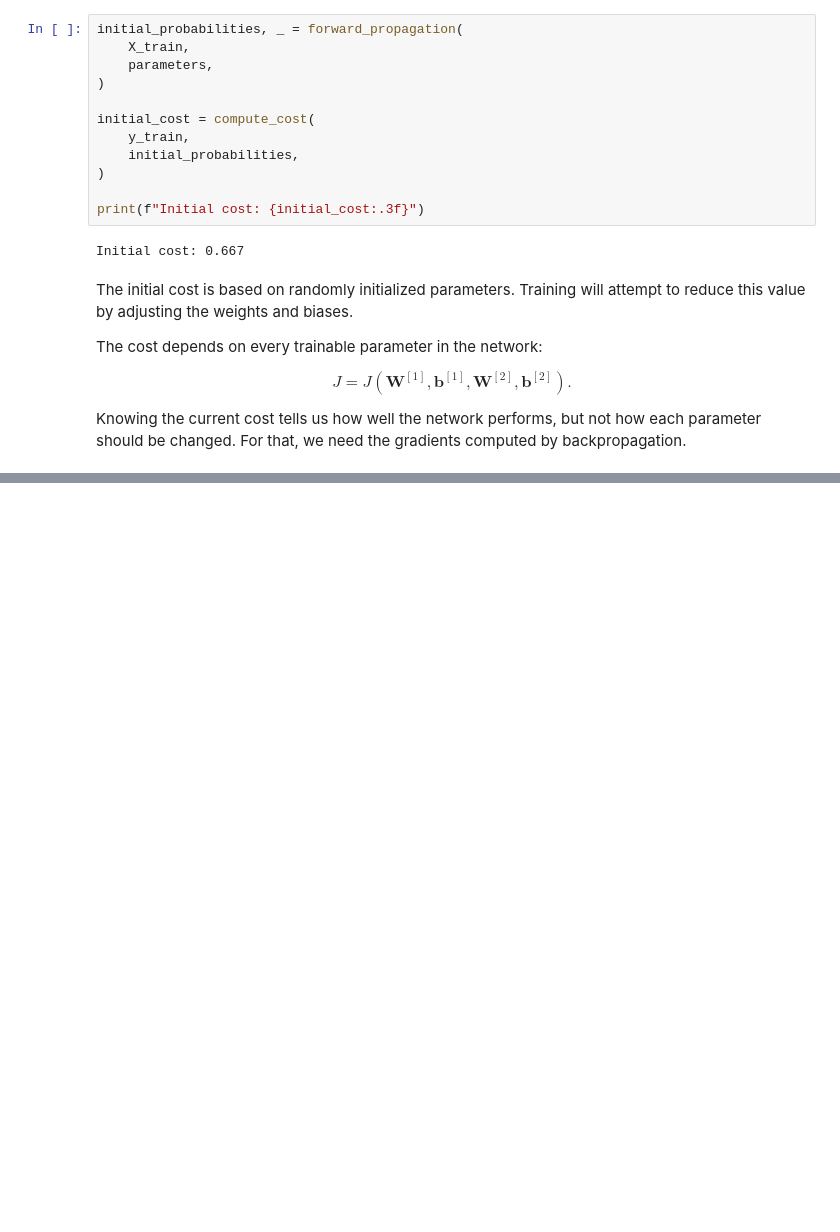
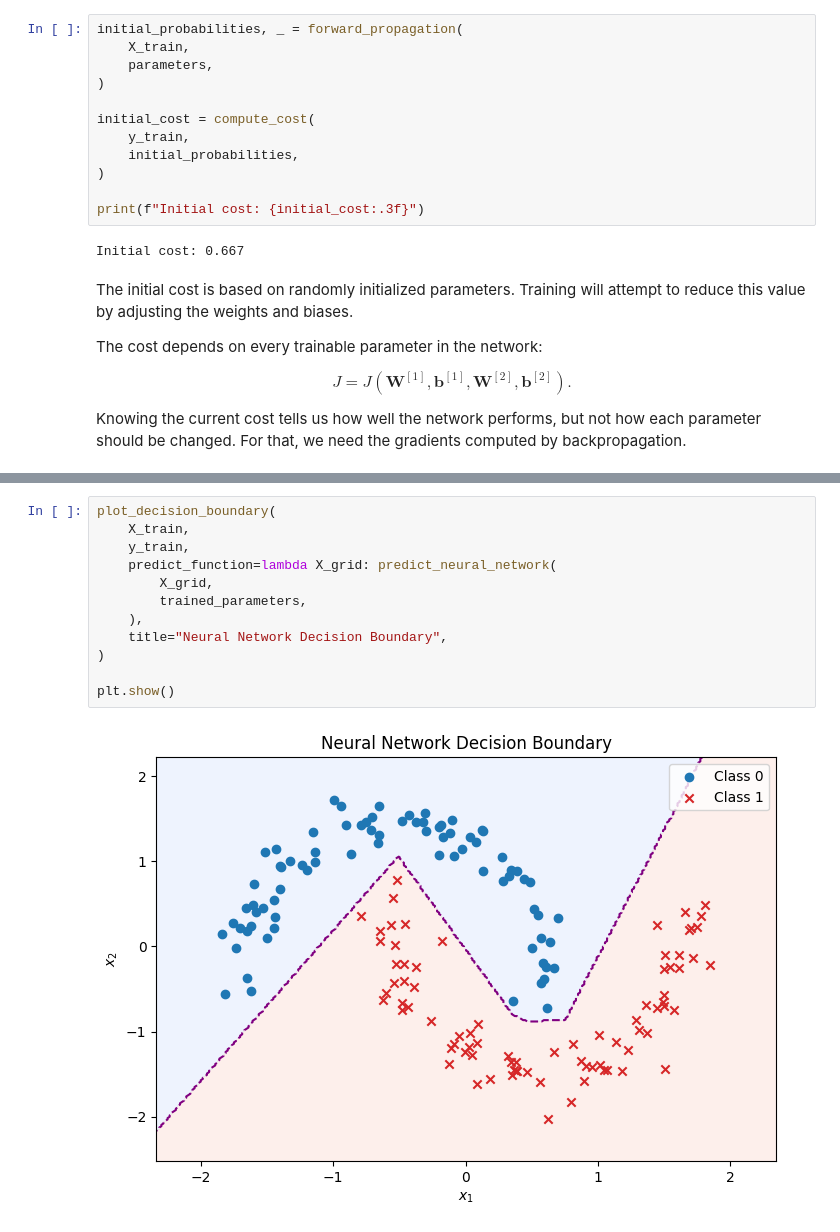
Before and after one commit to MonasteryStudent/ml-from-scratch, a Jupyter notebook: notebooks/04_neural_network/neural_network.ipynb, the cells around one changed output, grey strips where cells are left out. Cells and saved outputs as stored; diff of their text form; blank space fills up the shorter version.

Commit message:
Complete neural network notebook

```diff
--- a/notebooks/04_neural_network/neural_network.ipynb
+++ b/notebooks/04_neural_network/neural_network.ipynb
@@ -735,0 +1193,14 @@ Knowing the current cost tells us how well the network performs, but not how eac
+# %%
+plot_decision_boundary(
+    X_train,
+    y_train,
+    predict_function=lambda X_grid: predict_neural_network(
+        X_grid,
+        trained_parameters,
+    ),
+    title="Neural Network Decision Boundary",
+)
+
+plt.show()
+# %% [output]
+[figure, added]
```
Also changed, not shown: parts of 25 cells of this notebook, 1 other file.
